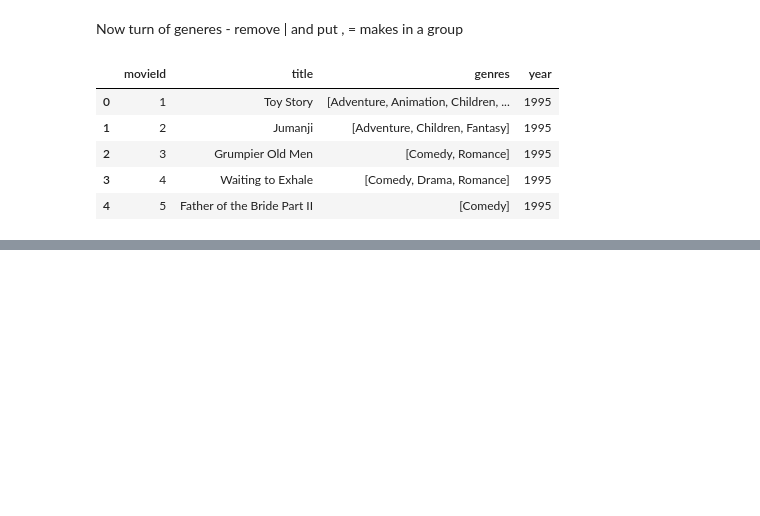
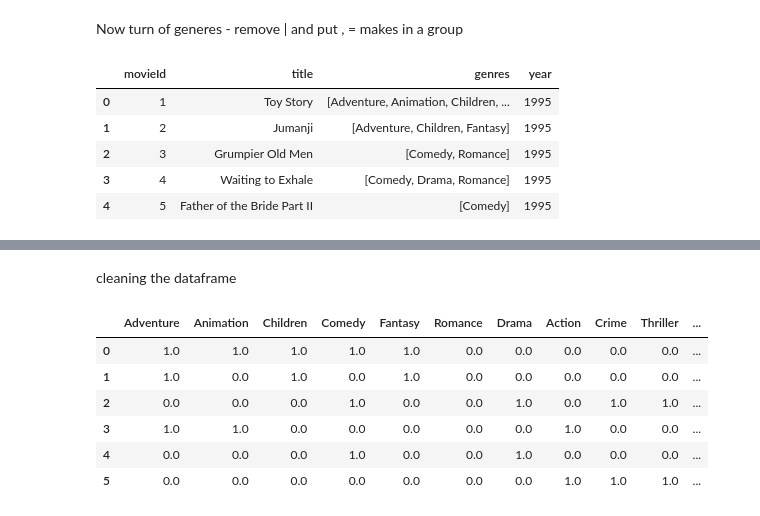
Before and after one commit to Rajputprashantsingh/EDA_Projects-, a Jupyter notebook: Movie_Recommendation/movie_recomm.ipynb, the cells around one changed output, grey strips where cells are left out. Saved outputs shown, nothing was run; the diff lists cells and outputs as text; code cells hidden in the pictures; blank space fills up the shorter version.

```diff
--- a/Movie_Recommendation/movie_recomm.ipynb
+++ b/Movie_Recommendation/movie_recomm.ipynb
@@ -60,0 +164,16 @@ movies.head()
+# %% [markdown]
+cleaning the dataframe
+# %%
+#cleaning and making new set of index to use it easier
+userMovies = userMovies.reset_index(drop=True)
+#deleting columns we dont need to save memory by drop function and columns
+userGenreTable = userMovies.drop('movieId', axis=1).drop('title', axis=1).drop('genres', axis=1).drop('year', axis=1)
+userGenreTable
+# %% [output]
+|  | Adventure | Animation | Children | Comedy | Fantasy | Romance | Drama | Action | Crime | Thriller | ... |
+| 0 | 1.0 | 1.0 | 1.0 | 1.0 | 1.0 | 0.0 | 0.0 | 0.0 | 0.0 | 0.0 | ... |
+| 1 | 1.0 | 0.0 | 1.0 | 0.0 | 1.0 | 0.0 | 0.0 | 0.0 | 0.0 | 0.0 | ... |
+| 2 | 0.0 | 0.0 | 0.0 | 1.0 | 0.0 | 0.0 | 1.0 | 0.0 | 1.0 | 1.0 | ... |
+| 3 | 1.0 | 1.0 | 0.0 | 0.0 | 0.0 | 0.0 | 0.0 | 1.0 | 0.0 | 0.0 | ... |
+| 4 | 0.0 | 0.0 | 0.0 | 1.0 | 0.0 | 0.0 | 1.0 | 0.0 | 0.0 | 0.0 | ... |
+| 5 | 0.0 | 0.0 | 0.0 | 0.0 | 0.0 | 0.0 | 0.0 | 1.0 | 1.0 | 1.0 | ... |
```
Also changed, not shown: parts of 32 cells of this notebook.
